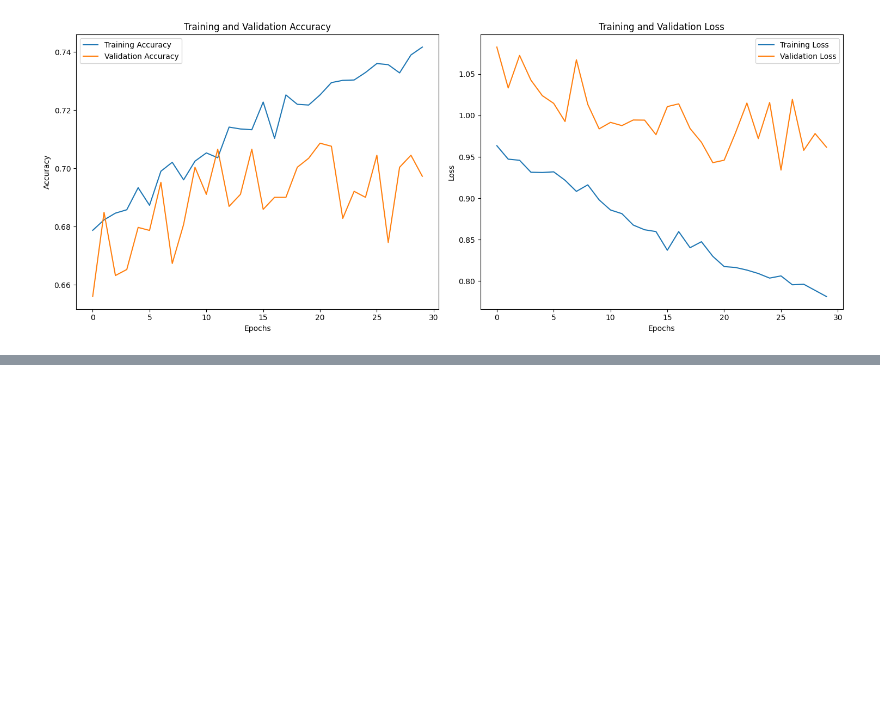
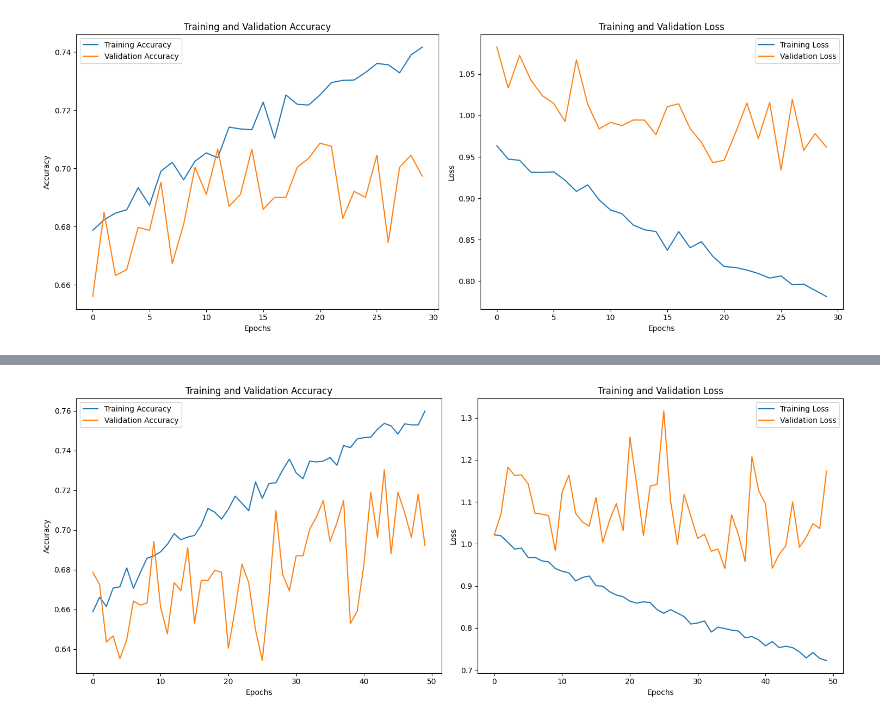
Before and after one commit to uchihamadara37/ML-capstone-bangkit, a Jupyter notebook: andre2.ipynb, the cells around one changed output, grey strips where cells are left out. Cells and saved outputs as stored; diff of their text form; code cells hidden in the pictures; blank space fills up the shorter version.

```diff
--- a/andre2.ipynb
+++ b/andre2.ipynb
@@ -316,0 +343,5 @@ plot_loss_acc(history)
+# %%
+# tambah augmentasi 3 | rmsProp rho=0.7 lr=85e-4 | 32 64 128 256 | 512 |
+plot_loss_acc(history)
+# %% [output]
+[figure, added]
```
Also changed, not shown: parts of 7 cells of this notebook.
